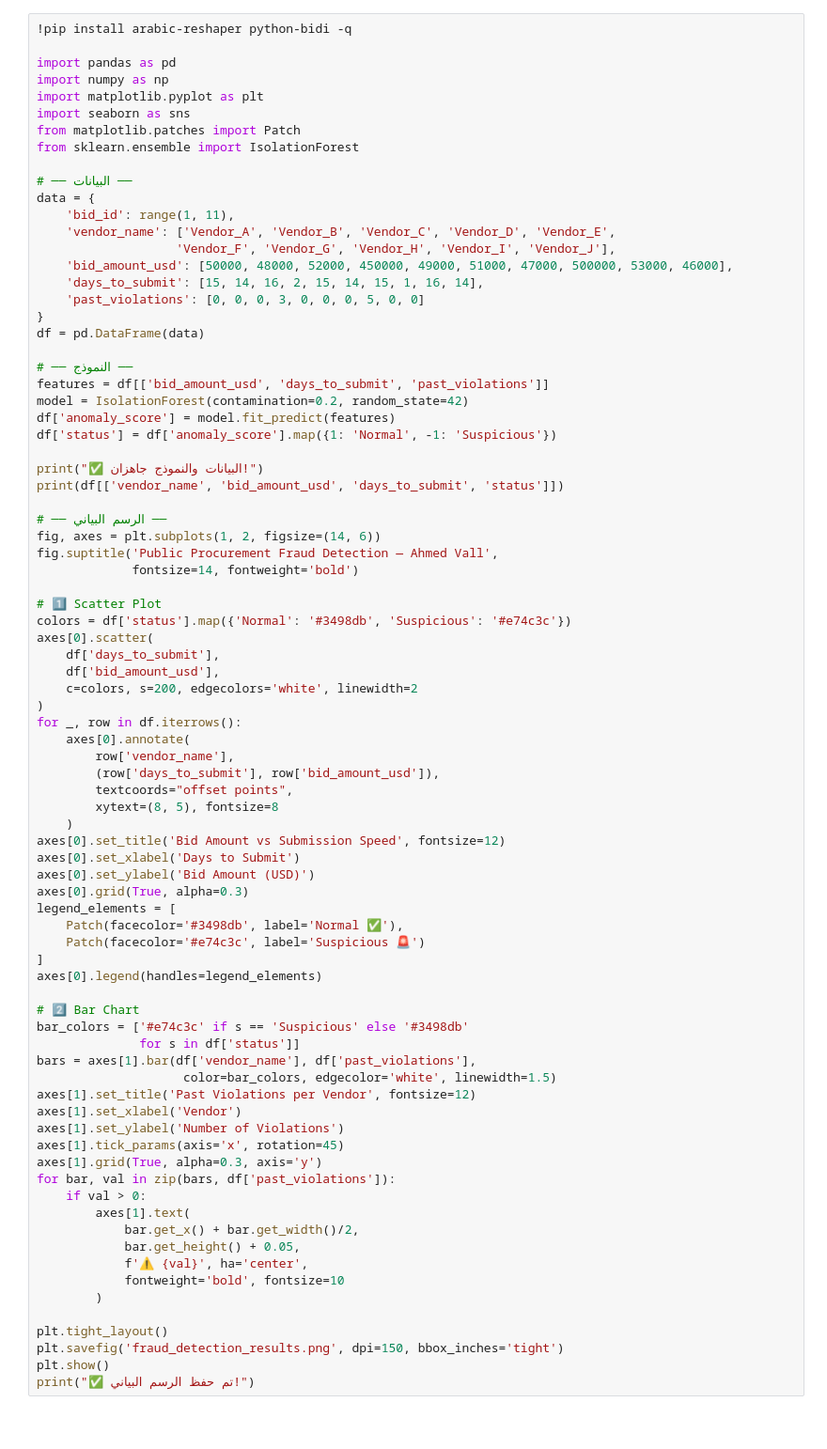
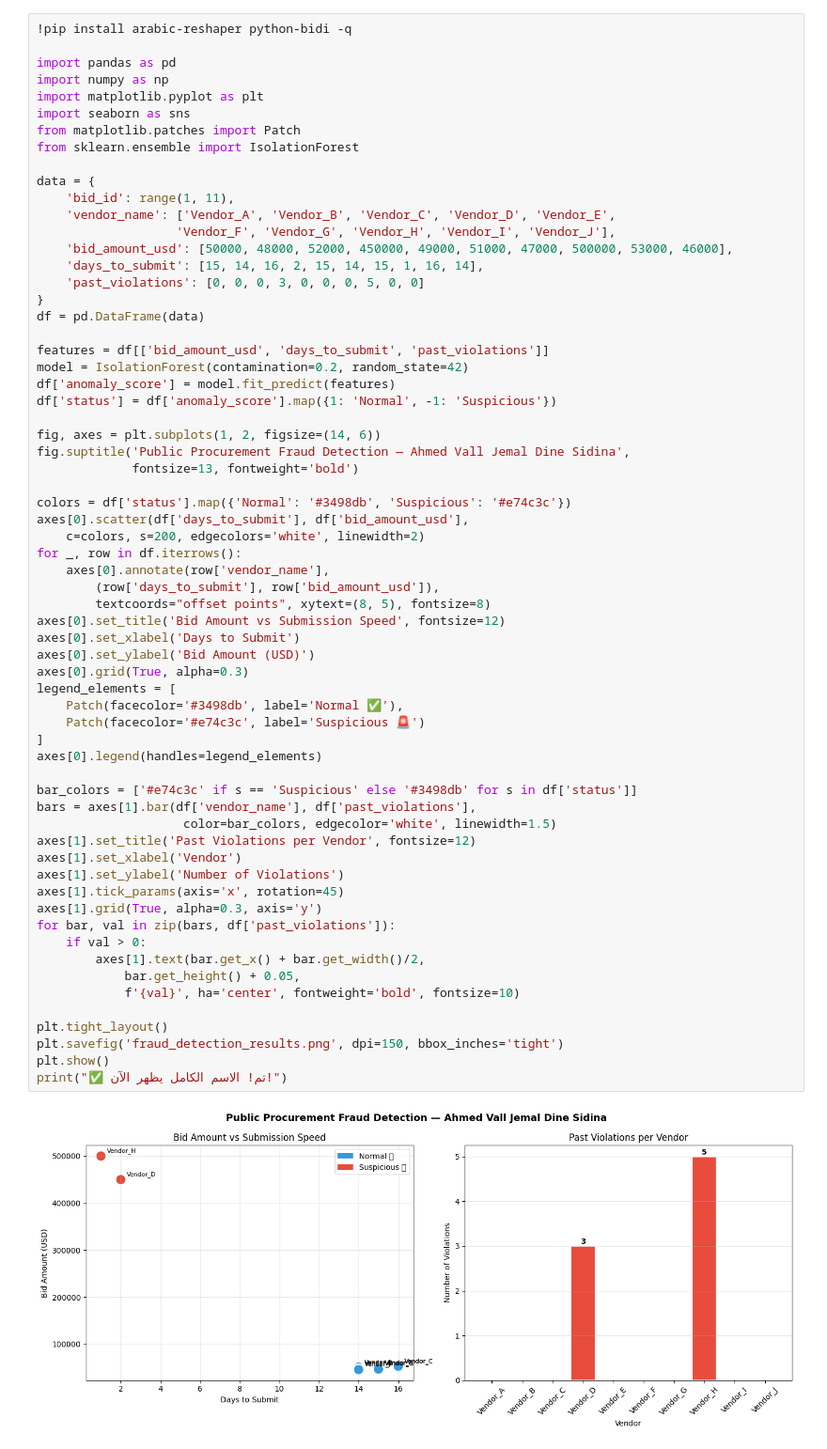
Before and after one commit to AHMEDVALL70/ahmed-vall-cv, a Jupyter notebook: Procurement_Fraud_Detection_11.ipynb, the cells around one changed output. Shown at 94% size. Cells and saved outputs as stored; diff of their text form; blank space fills up the shorter version.

```diff
--- a/Procurement_Fraud_Detection_11.ipynb
+++ b/Procurement_Fraud_Detection_11.ipynb
@@ -10,7 +10,6 @@ import seaborn as sns
 from matplotlib.patches import Patch
 from sklearn.ensemble import IsolationForest
 
-# ── البيانات ──
 data = {
     'bid_id': range(1, 11),
     'vendor_name': ['Vendor_A', 'Vendor_B', 'Vendor_C', 'Vendor_D', 'Vendor_E',
@@ -21,65 +20,49 @@ data = {
 }
 df = pd.DataFrame(data)
 
-# ── النموذج ──
 features = df[['bid_amount_usd', 'days_to_submit', 'past_violations']]
 model = IsolationForest(contamination=0.2, random_state=42)
 df['anomaly_score'] = model.fit_predict(features)
 df['status'] = df['anomaly_score'].map({1: 'Normal', -1: 'Suspicious'})
 
-print("✅ البيانات والنموذج جاهزان!")
-print(df[['vendor_name', 'bid_amount_usd', 'days_to_submit', 'status']])
+fig, axes = plt.subplots(1, 2, figsize=(14, 6))
+fig.suptitle('Public Procurement Fraud Detection — Ahmed Vall Jemal Dine Sidina',
+             fontsize=13, fontweight='bold')
 
-# ── الرسم البياني ──
-fig, axes = plt.subplots(1, 2, figsize=(14, 6))
-fig.suptitle('Public Procurement Fraud Detection — Ahmed Vall',
-             fontsize=14, fontweight='bold')
-
-# 1️⃣ Scatter Plot
 colors = df['status'].map({'Normal': '#3498db', 'Suspicious': '#e74c3c'})
-axes[0].scatter(
-    df['days_to_submit'],
-    df['bid_amount_usd'],
-    c=colors, s=200, edgecolors='white', linewidth=2
-)
+axes[0].scatter(df['days_to_submit'], df['bid_amount_usd'],
+    c=colors, s=200, edgecolors='white', linewidth=2)
 for _, row in df.iterrows():
-    axes[0].annotate(
-        row['vendor_name'],
+    axes[0].annotate(row['vendor_name'],
         (row['days_to_submit'], row['bid_amount_usd']),
-        textcoords="offset points",
-        xytext=(8, 5), fontsize=8
-    )
+        textcoords="offset points", xytext=(8, 5), fontsize=8)
 axes[0].set_title('Bid Amount vs Submission Speed', fontsize=12)
 axes[0].set_xlabel('Days to Submit')
 axes[0].set_ylabel('Bid Amount (USD)')
 axes[0].grid(True, alpha=0.3)
 legend_elements = [
     Patch(facecolor='#3498db', label='Normal ✅'),
     Patch(facecolor='#e74c3c', label='Suspicious 🚨')
 ]
 axes[0].legend(handles=legend_elements)
 
-# 2️⃣ Bar Chart
-bar_colors = ['#e74c3c' if s == 'Suspicious' else '#3498db'
-              for s in df['status']]
+bar_colors = ['#e74c3c' if s == 'Suspicious' else '#3498db' for s in df['status']]
 bars = axes[1].bar(df['vendor_name'], df['past_violations'],
                     color=bar_colors, edgecolor='white', linewidth=1.5)
 axes[1].set_title('Past Violations per Vendor', fontsize=12)
 axes[1].set_xlabel('Vendor')
 axes[1].set_ylabel('Number of Violations')
 axes[1].tick_params(axis='x', rotation=45)
 axes[1].grid(True, alpha=0.3, axis='y')
 for bar, val in zip(bars, df['past_violations']):
     if val > 0:
-        axes[1].text(
-            bar.get_x() + bar.get_width()/2,
+        axes[1].text(bar.get_x() + bar.get_width()/2,
             bar.get_height() + 0.05,
-            f'⚠️ {val}', ha='center',
-            fontweight='bold', fontsize=10
-        )
+            f'{val}', ha='center', fontweight='bold', fontsize=10)
 
 plt.tight_layout()
 plt.savefig('fraud_detection_results.png', dpi=150, bbox_inches='tight')
 plt.show()
-print("✅ تم حفظ الرسم البياني!")
+print("✅ تم! الاسم الكامل يظهر الآن!")
 # %% [output]
+[figure, new version]
```
Also changed, not shown: parts of 2 cells of this notebook.
